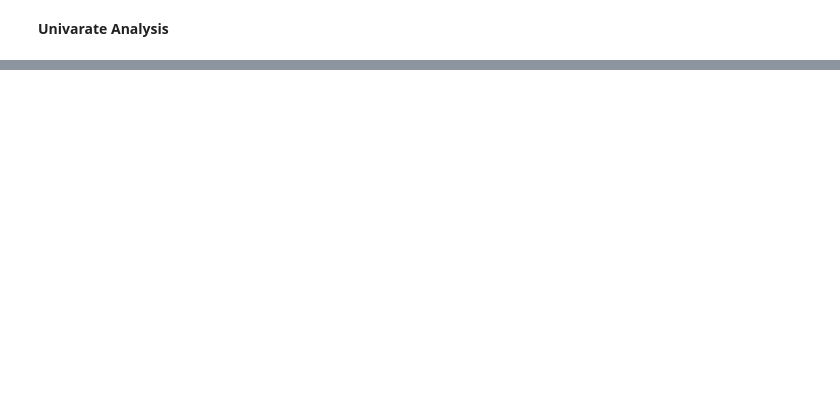
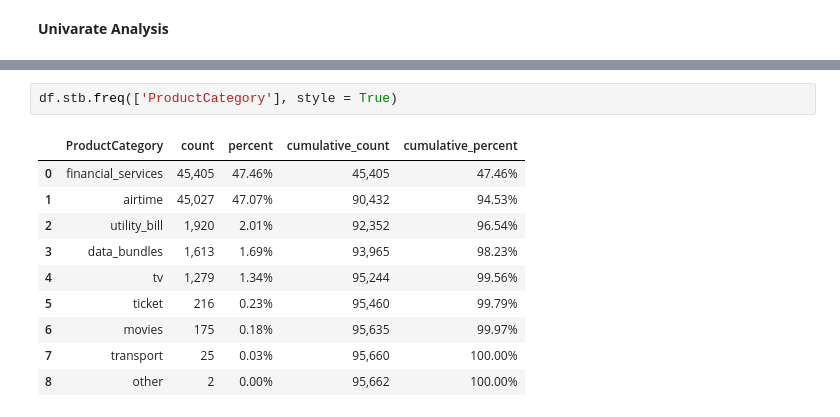
Before and after one commit to gashawgedef/KAIM-W6-Bati-Bank-Creadit-Scoring-Model, a Jupyter notebook: notebooks/bati_bank_analysis.ipynb, the cells around one changed output, grey strips where cells are left out. Saved outputs shown, nothing was run; the diff lists cells and outputs as text; blank space fills up the shorter version.

```diff
--- a/notebooks/bati_bank_analysis.ipynb
+++ b/notebooks/bati_bank_analysis.ipynb
@@ -427,0 +523,13 @@ KeyError: 'FraudResult'
+# %%
+df.stb.freq(['ProductCategory'], style = True)
+# %% [output]
+|  | ProductCategory | count | percent | cumulative_count | cumulative_percent |
+| 0 | financial_services | 45,405 | 47.46% | 45,405 | 47.46% |
+| 1 | airtime | 45,027 | 47.07% | 90,432 | 94.53% |
+| 2 | utility_bill | 1,920 | 2.01% | 92,352 | 96.54% |
+| 3 | data_bundles | 1,613 | 1.69% | 93,965 | 98.23% |
+| 4 | tv | 1,279 | 1.34% | 95,244 | 99.56% |
+| 5 | ticket | 216 | 0.23% | 95,460 | 99.79% |
+| 6 | movies | 175 | 0.18% | 95,635 | 99.97% |
+| 7 | transport | 25 | 0.03% | 95,660 | 100.00% |
+| 8 | other | 2 | 0.00% | 95,662 | 100.00% |
```
Also changed, not shown: parts of 22 cells of this notebook.
